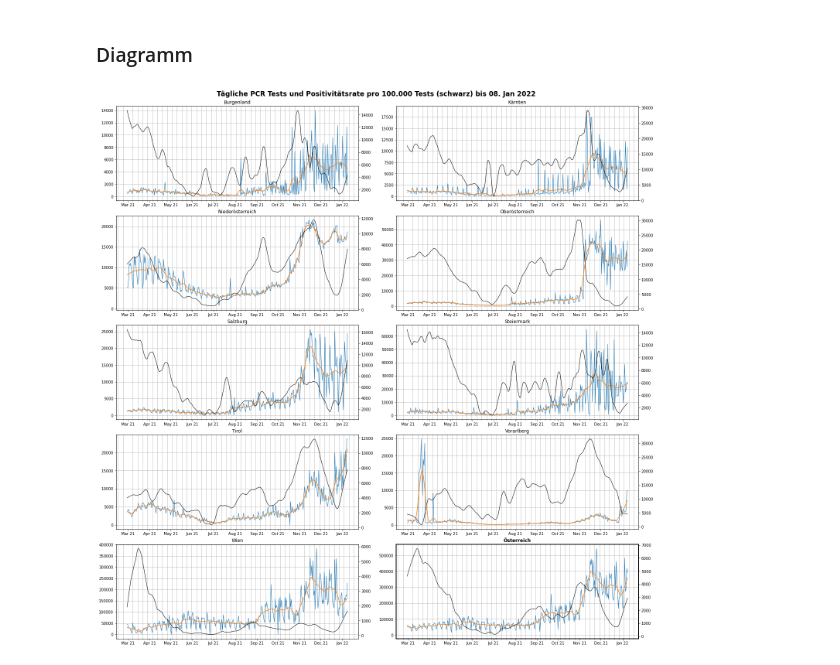
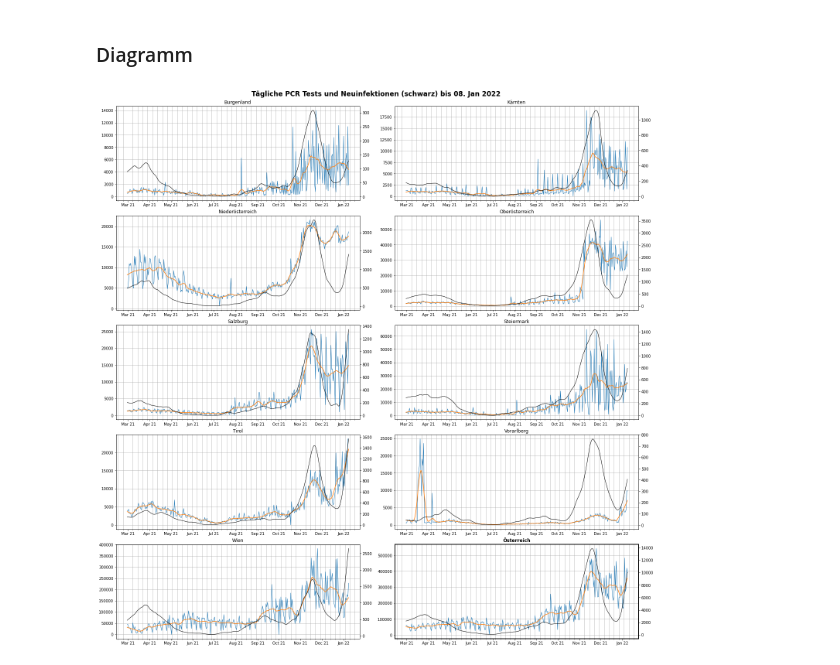
Before and after one commit to schletz/Pos5xhif, a Jupyter notebook: CovidAuswertung/covid_auswertung.ipynb, the cells around one changed output. Drawn from its saved outputs; the diff is of its cells as text; code cells hidden in the pictures.

```diff
--- a/CovidAuswertung/covid_auswertung.ipynb
+++ b/CovidAuswertung/covid_auswertung.ipynb
@@ -130,6 +130,6 @@ data.tail(7*10).pivot(values="TestungenPCRTaeglich", columns="Name")
 ### Diagramm
 # %%
 
-plot_param(["TestungenPCRTaeglich", "Positivrate"], "Tägliche PCR Tests und Positivitätsrate pro 100.000 Tests (schwarz)", data)
+plot_param(["TestungenPCRTaeglich", "Neuinfektionen"], "Tägliche PCR Tests und Neuinfektionen (schwarz)", data)
 # %% [output]
-[figure, old version]
+[figure, new version]
```
Also changed, not shown: 3 other files.
